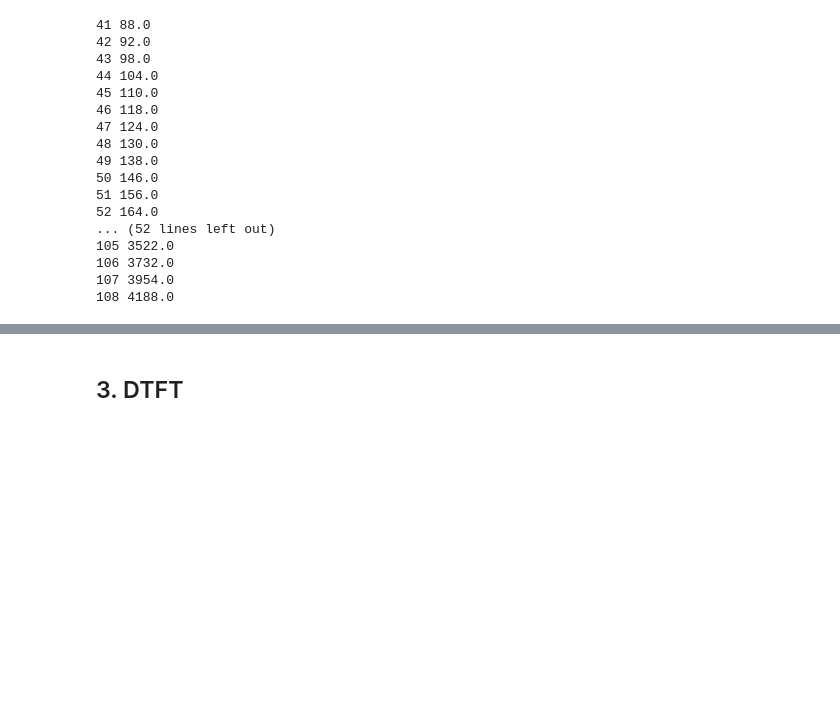
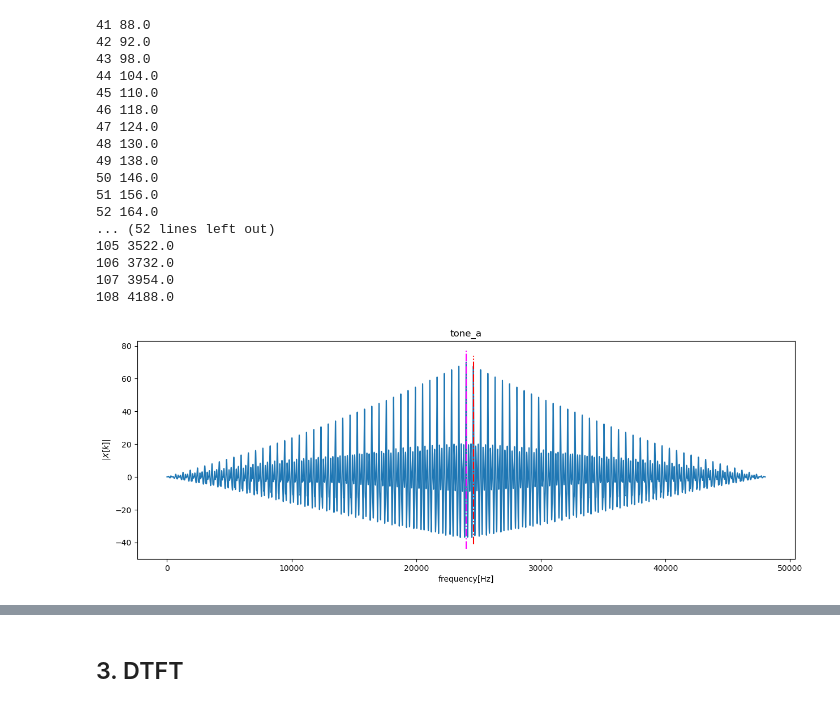
Before and after one commit to jirmusovic/Signaly-a-systemy, a Jupyter notebook: py/proj.ipynb, the cells around one changed output, grey strips where cells are left out. Saved outputs shown, nothing was run; the diff lists cells and outputs as text; code cells hidden in the pictures; blank space fills up the shorter version.

```diff
--- a/py/proj.ipynb
+++ b/py/proj.ipynb
@@ -167,3 +164,19 @@ for tone in xall[41:]:
 106 3732.0
 107 3954.0
 108 4188.0
+# %%
+tone = xall[40]
+autocorr = np.correlate(tone, tone, mode = 'full')
+plt.figure(figsize=(15,5))
+plt.plot(autocorr)
+autocorr_halb = autocorr[autocorr.size//2-1:]
+b1 = ss.find_peaks(autocorr_halb, max(autocorr_halb)//1.4)[0][0]
+b2 = ss.find_peaks(autocorr_halb, max(autocorr_halb)//1.4)[0][1]
+plt.vlines(b1+autocorr.size//2-1, min(autocorr)-7, max(autocorr)+7, colors="magenta", linestyles="dashdot")
+plt.vlines(b2+autocorr.size//2-1, min(autocorr)-4, max(autocorr)+4, colors="red", linestyles="dashdot")
+plt.title("tone_a")
+plt.xlabel("frequency[Hz]")
+plt.ylabel('$|X[k]|$')
+plt.show()
+# %% [output]
+[figure, added]
```
Also changed, not shown: parts of 7 cells of this notebook, 2 other files.
